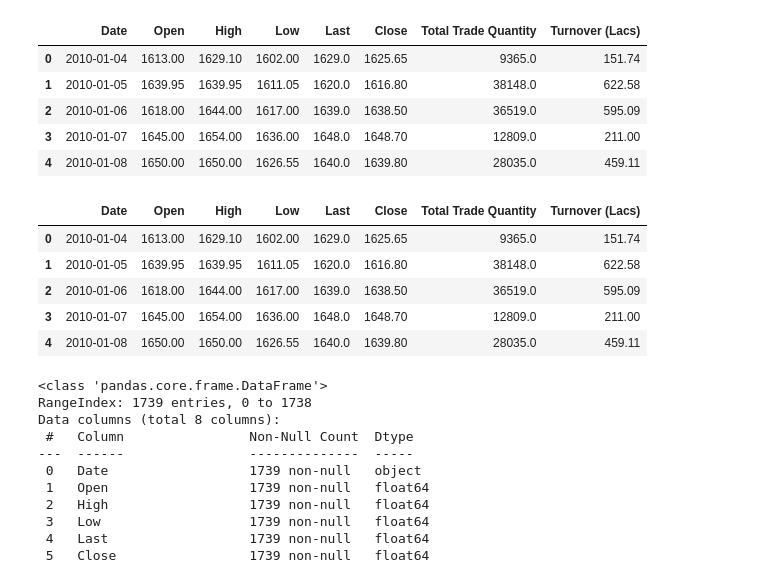
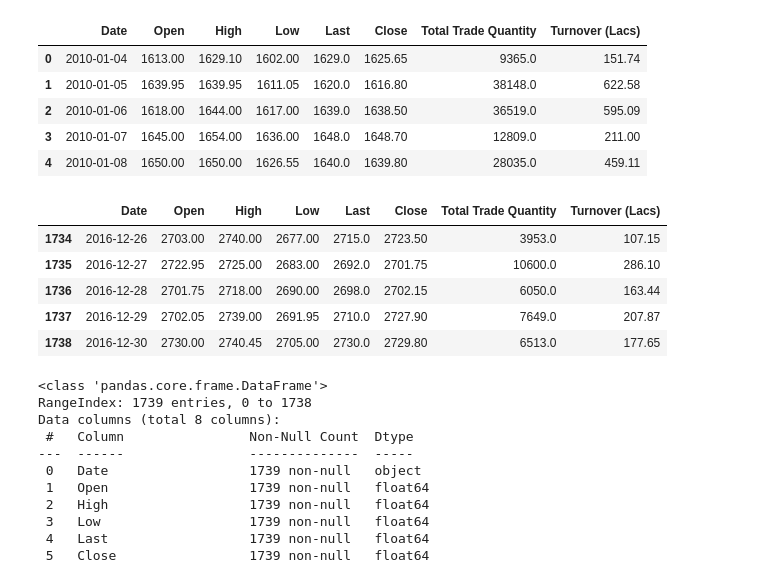
Before and after one commit to Smita2597/ds-repo, a Jupyter notebook: Stock - Risk and Return Analysis.ipynb, the cells around one changed output. Drawn from its saved outputs; the diff is of its cells as text; code cells hidden in the pictures.

```diff
--- a/Stock - Risk and Return Analysis.ipynb
+++ b/Stock - Risk and Return Analysis.ipynb
@@ -64,14 +65,14 @@ glaxo_df.head()
 | 3 | 2010-01-07 | 1645.00 | 1654.00 | 1636.00 | 1648.0 | 1648.70 | 12809.0 | 211.00 |
 | 4 | 2010-01-08 | 1650.00 | 1650.00 | 1626.55 | 1640.0 | 1639.80 | 28035.0 | 459.11 |
 # %%
-glaxo_df.head()
+glaxo_df.tail()
 # %% [output]
 |  | Date | Open | High | Low | Last | Close | Total Trade Quantity | Turnover (Lacs) |
-| 0 | 2010-01-04 | 1613.00 | 1629.10 | 1602.00 | 1629.0 | 1625.65 | 9365.0 | 151.74 |
-| 1 | 2010-01-05 | 1639.95 | 1639.95 | 1611.05 | 1620.0 | 1616.80 | 38148.0 | 622.58 |
-| 2 | 2010-01-06 | 1618.00 | 1644.00 | 1617.00 | 1639.0 | 1638.50 | 36519.0 | 595.09 |
-| 3 | 2010-01-07 | 1645.00 | 1654.00 | 1636.00 | 1648.0 | 1648.70 | 12809.0 | 211.00 |
-| 4 | 2010-01-08 | 1650.00 | 1650.00 | 1626.55 | 1640.0 | 1639.80 | 28035.0 | 459.11 |
+| 1734 | 2016-12-26 | 2703.00 | 2740.00 | 2677.00 | 2715.0 | 2723.50 | 3953.0 | 107.15 |
+| 1735 | 2016-12-27 | 2722.95 | 2725.00 | 2683.00 | 2692.0 | 2701.75 | 10600.0 | 286.10 |
+| 1736 | 2016-12-28 | 2701.75 | 2718.00 | 2690.00 | 2698.0 | 2702.15 | 6050.0 | 163.44 |
+| 1737 | 2016-12-29 | 2702.05 | 2739.00 | 2691.95 | 2710.0 | 2727.90 | 7649.0 | 207.87 |
+| 1738 | 2016-12-30 | 2730.00 | 2740.45 | 2705.00 | 2730.0 | 2729.80 | 6513.0 | 177.65 |
 # %%
 beml_df.info()
 # %% [output]
```
Also changed, not shown: parts of 25 cells of this notebook, 1 other file.
